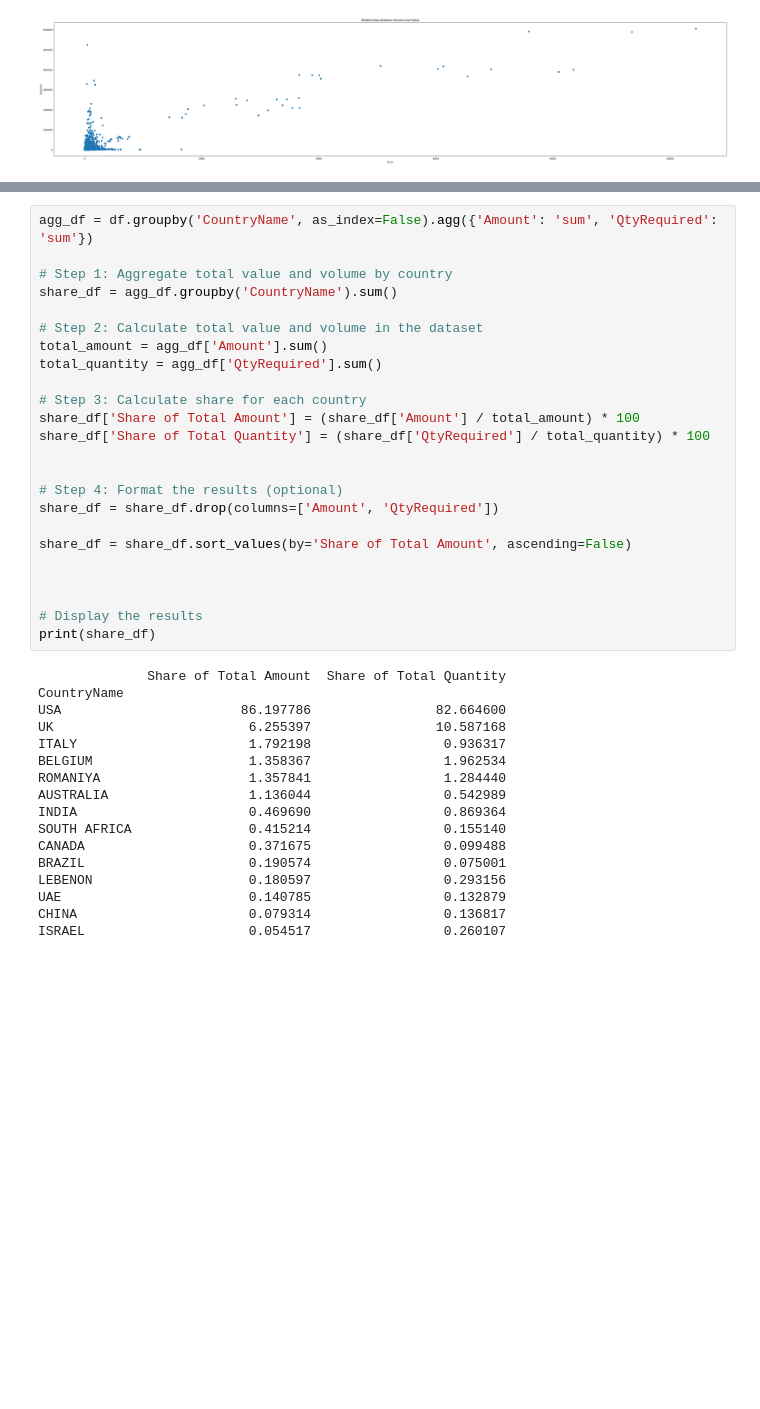
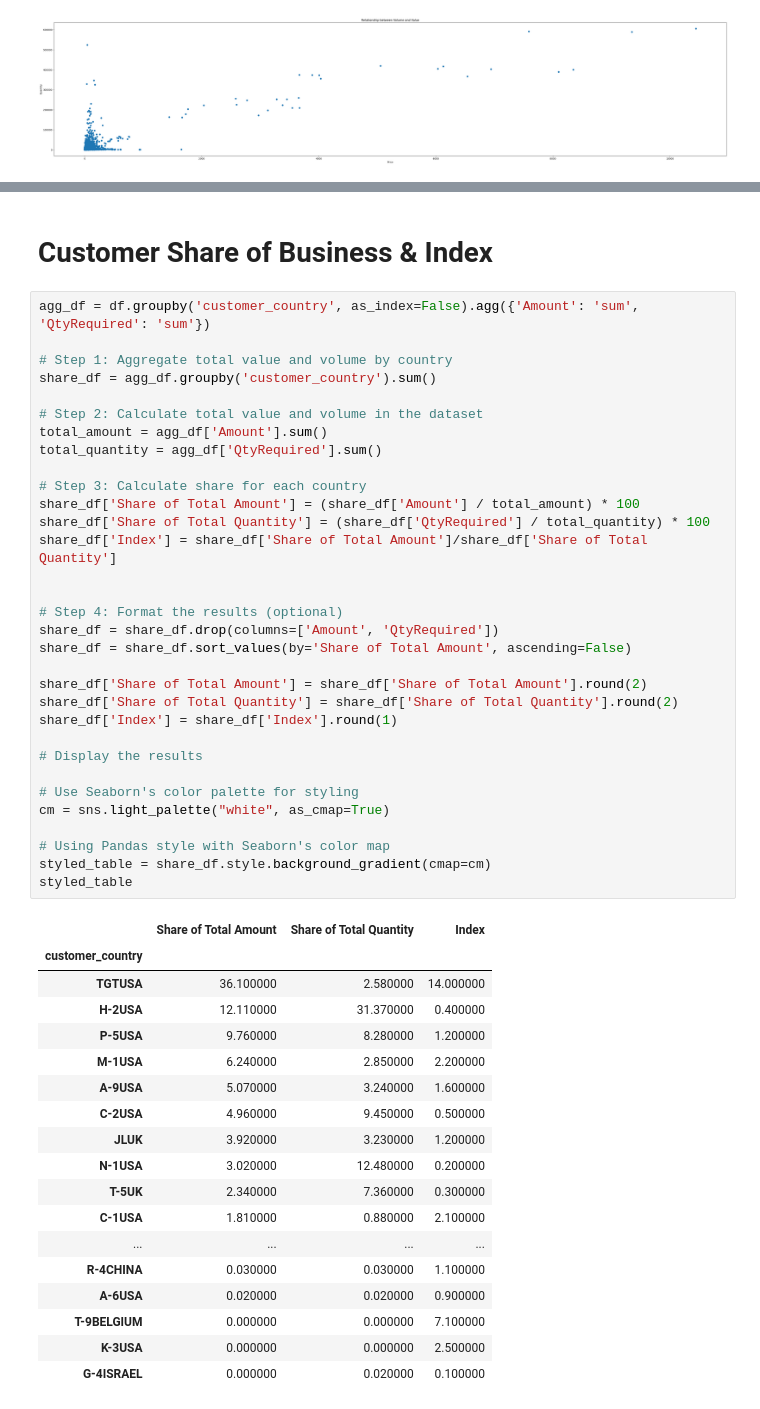
Before and after one commit to dineshb302/TERM2, a Jupyter notebook: ML_USL_EDA.ipynb, the cells around one changed output, grey strips where cells are left out. Drawn from its saved outputs; the diff is of its cells as text; blank space fills up the shorter version.

```diff
--- a/ML_USL_EDA.ipynb
+++ b/ML_USL_EDA.ipynb
@@ -287,44 +259,56 @@ plt.title('Scatter Plot by Country, Customer, Value, Price, and Volume')
 plt.show()
 # %% [output]
 [figure]
+# %% [markdown]
+# Customer Share of Business & Index
 # %%
-agg_df = df.groupby('CountryName', as_index=False).agg({'Amount': 'sum', 'QtyRequired': 'sum'})
+agg_df = df.groupby('customer_country', as_index=False).agg({'Amount': 'sum', 'QtyRequired': 'sum'})
 
 # Step 1: Aggregate total value and volume by country
-share_df = agg_df.groupby('CountryName').sum()
+share_df = agg_df.groupby('customer_country').sum()
 
 # Step 2: Calculate total value and volume in the dataset
 total_amount = agg_df['Amount'].sum()
 total_quantity = agg_df['QtyRequired'].sum()
 
 # Step 3: Calculate share for each country
 share_df['Share of Total Amount'] = (share_df['Amount'] / total_amount) * 100
 share_df['Share of Total Quantity'] = (share_df['QtyRequired'] / total_quantity) * 100
+share_df['Index'] = share_df['Share of Total Amount']/share_df['Share of Total Quantity']
 
 
 # Step 4: Format the results (optional)
 share_df = share_df.drop(columns=['Amount', 'QtyRequired'])
-
 share_df = share_df.sort_values(by='Share of Total Amount', ascending=False)
 
-
+share_df['Share of Total Amount'] = share_df['Share of Total Amount'].round(2)
+share_df['Share of Total Quantity'] = share_df['Share of Total Quantity'].round(2)
+share_df['Index'] = share_df['Index'].round(1)
 
 # Display the results
-print(share_df)
+
+# Use Seaborn's color palette for styling
+cm = sns.light_palette("white", as_cmap=True)
+
+# Using Pandas style with Seaborn's color map
+styled_table = share_df.style.background_gradient(cmap=cm)
+styled_table
 # %% [output]
-              Share of Total Amount  Share of Total Quantity
-CountryName
-USA                       86.197786                82.664600
-UK                         6.255397                10.587168
-ITALY                      1.792198                 0.936317
-BELGIUM                    1.358367                 1.962534
-ROMANIYA                   1.357841                 1.284440
-AUSTRALIA                  1.136044                 0.542989
-INDIA                      0.469690                 0.869364
-SOUTH AFRICA               0.415214                 0.155140
-CANADA                     0.371675                 0.099488
-BRAZIL                     0.190574                 0.075001
-LEBENON                    0.180597                 0.293156
-UAE                        0.140785                 0.132879
-CHINA                      0.079314                 0.136817
-ISRAEL                     0.054517                 0.260107
+|  | Share of Total Amount | Share of Total Quantity | Index |
+| customer_country |  |  |  |
+| TGTUSA | 36.100000 | 2.580000 | 14.000000 |
+| H-2USA | 12.110000 | 31.370000 | 0.400000 |
+| P-5USA | 9.760000 | 8.280000 | 1.200000 |
+| M-1USA | 6.240000 | 2.850000 | 2.200000 |
+| A-9USA | 5.070000 | 3.240000 | 1.600000 |
+| C-2USA | 4.960000 | 9.450000 | 0.500000 |
+| JLUK | 3.920000 | 3.230000 | 1.200000 |
+| N-1USA | 3.020000 | 12.480000 | 0.200000 |
+| T-5UK | 2.340000 | 7.360000 | 0.300000 |
+| C-1USA | 1.810000 | 0.880000 | 2.100000 |
+| ... | ... | ... | ... |
+| R-4CHINA | 0.030000 | 0.030000 | 1.100000 |
+| A-6USA | 0.020000 | 0.020000 | 0.900000 |
+| T-9BELGIUM | 0.000000 | 0.000000 | 7.100000 |
+| K-3USA | 0.000000 | 0.000000 | 2.500000 |
+| G-4ISRAEL | 0.000000 | 0.020000 | 0.100000 |
```
Also changed, not shown: parts of 17 cells of this notebook.
